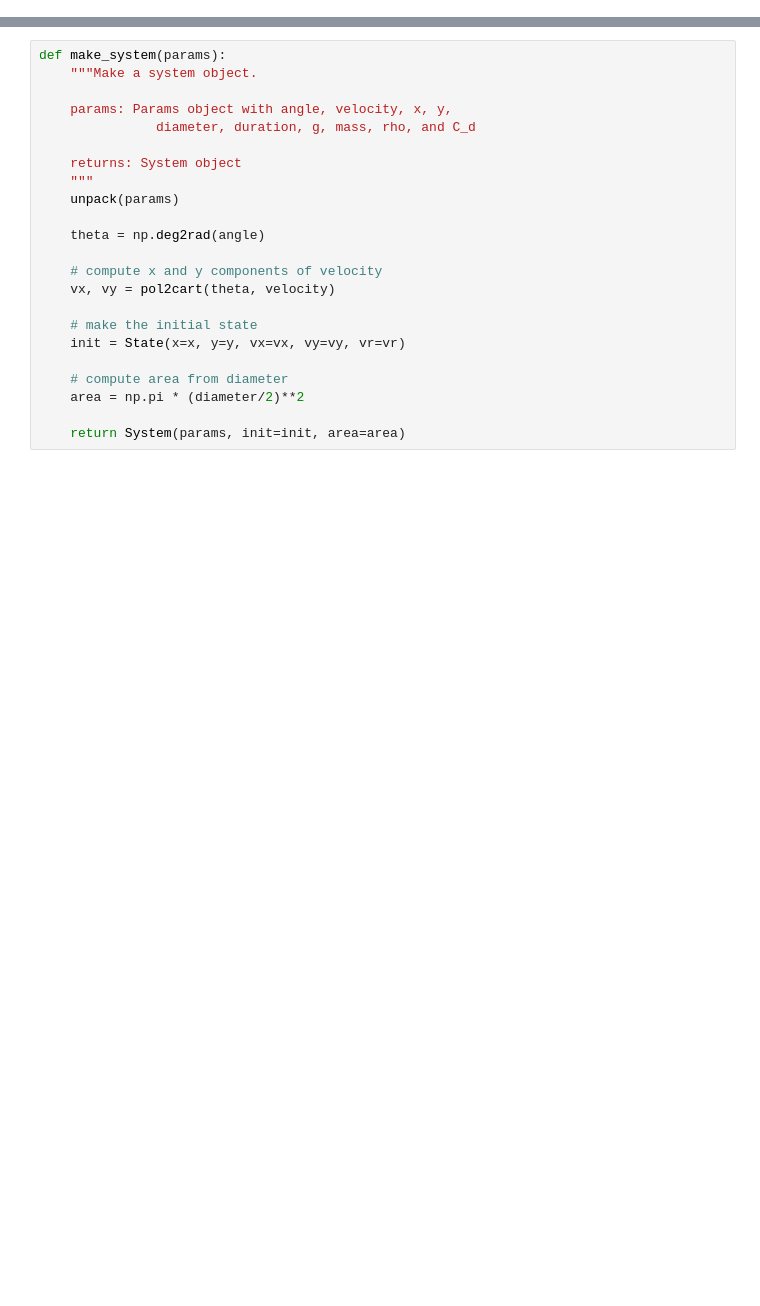
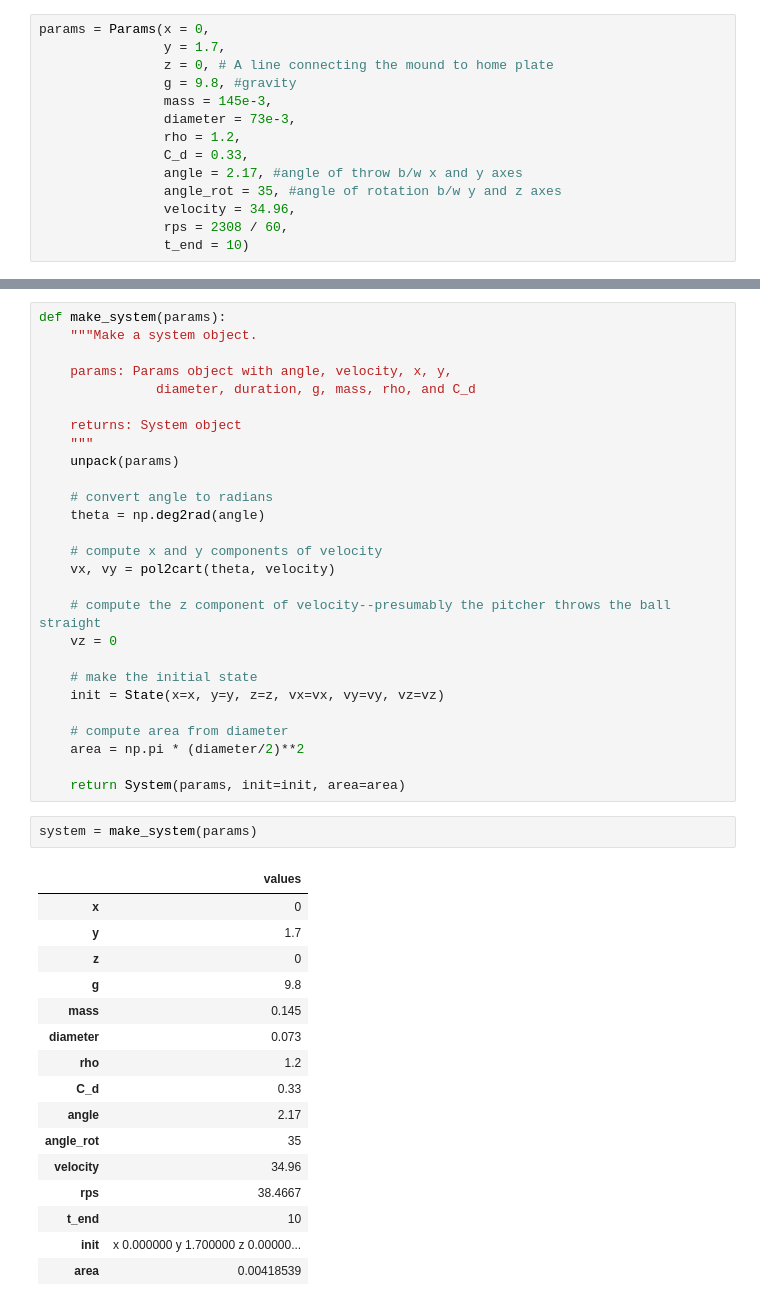
Before and after one commit to arwensadler/ModSimPy, a Jupyter notebook: code/Curveball.ipynb, the cells around one changed output, grey strips where cells are left out. Drawn from its saved outputs; the diff is of its cells as text; blank space fills up the shorter version.

```diff
--- a/code/Curveball.ipynb
+++ b/code/Curveball.ipynb
@@ -20,0 +21,14 @@ state = State(
+# %%
+params = Params(x = 0,
+                y = 1.7,
+                z = 0, # A line connecting the mound to home plate
+                g = 9.8, #gravity
+                mass = 145e-3,
+                diameter = 73e-3,
+                rho = 1.2,
+                C_d = 0.33,
+                angle = 2.17, #angle of throw b/w x and y axes
+                angle_rot = 35, #angle of rotation b/w y and z axes
+                velocity = 34.96,
+                rps = 2308 / 60,
+                t_end = 10)
@@ -29,16 +58,39 @@ def make_system(params):
     """
     unpack(params)
 
+    # convert angle to radians
     theta = np.deg2rad(angle)
 
     # compute x and y components of velocity
     vx, vy = pol2cart(theta, velocity)
 
+    # compute the z component of velocity--presumably the pitcher throws the ball straight
+    vz = 0
+
     # make the initial state
-    init = State(x=x, y=y, vx=vx, vy=vy, vr=vr)
+    init = State(x=x, y=y, z=z, vx=vx, vy=vy, vz=vz)
 
     # compute area from diameter
     area = np.pi * (diameter/2)**2
 
     return System(params, init=init, area=area)
+# %%
+system = make_system(params)
+# %% [output]
+|  | values |
+| x | 0 |
+| y | 1.7 |
+| z | 0 |
+| g | 9.8 |
+| mass | 0.145 |
+| diameter | 0.073 |
+| rho | 1.2 |
+| C_d | 0.33 |
+| angle | 2.17 |
+| angle_rot | 35 |
+| velocity | 34.96 |
+| rps | 38.4667 |
+| t_end | 10 |
+| init | x 0.000000 y 1.700000 z 0.00000... |
+| area | 0.00418539 |
 # %%
```
Also changed, not shown: parts of 23 cells of this notebook.
